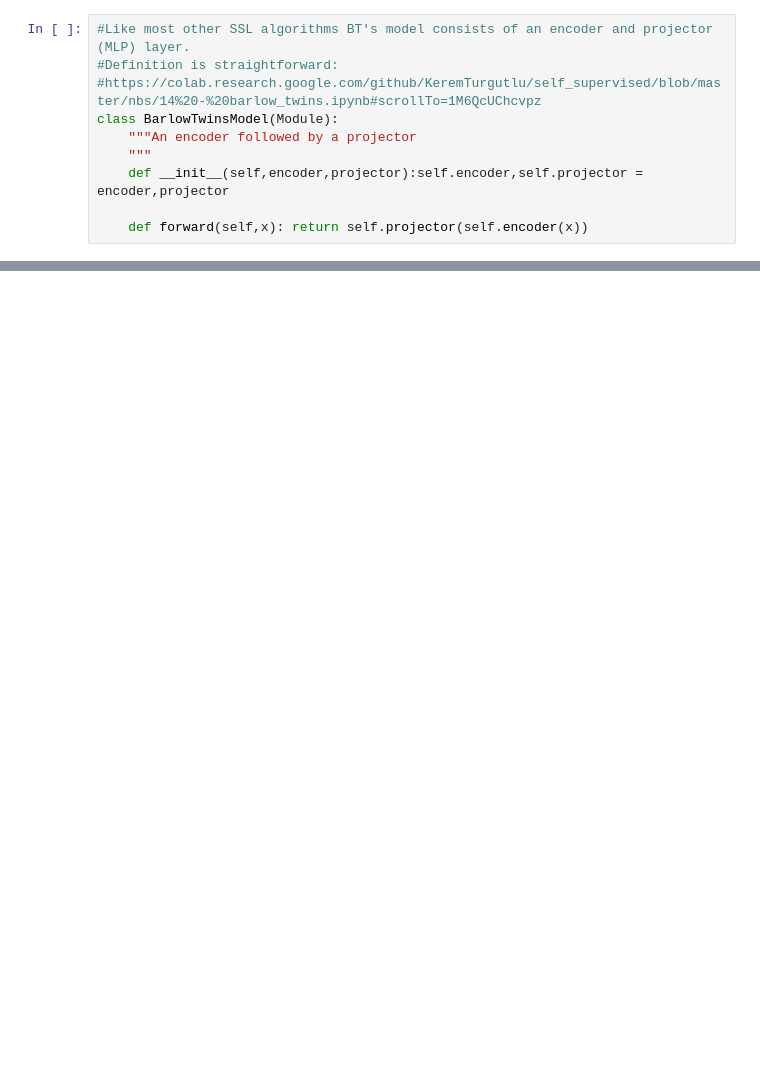
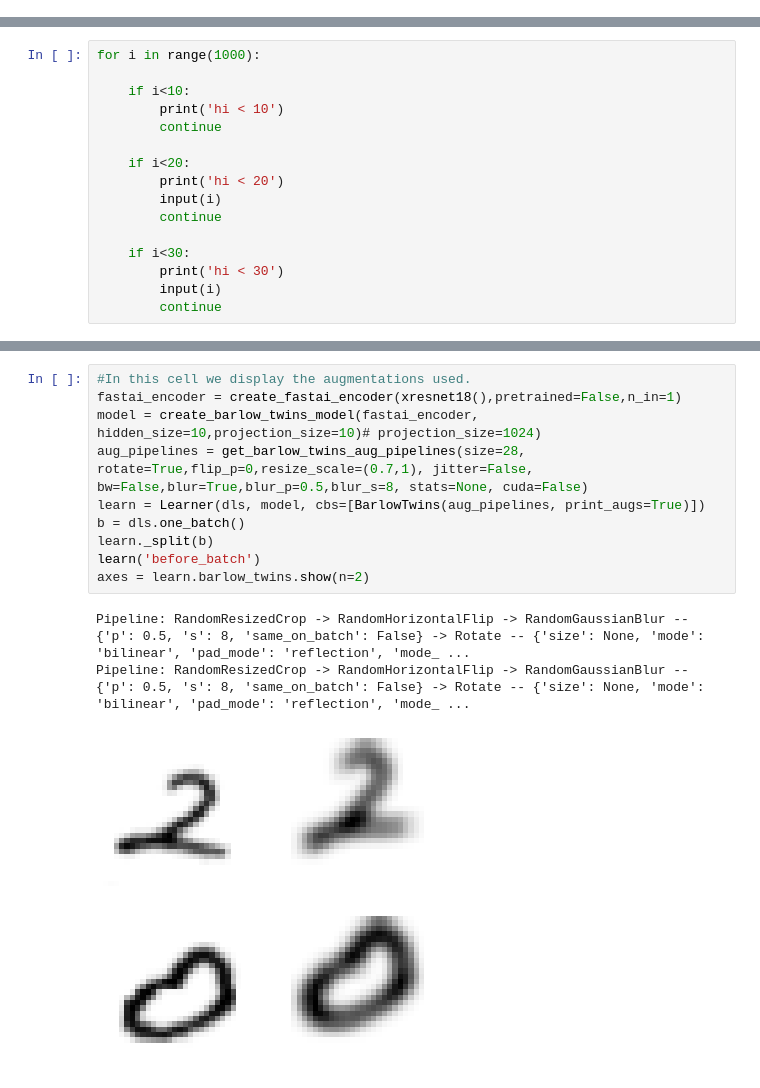
Before and after one commit to hamish-haggerty/AI-hacking, a Jupyter notebook: BT_MNIST_new3.ipynb, the cells around one changed output, grey strips where cells are left out. Saved outputs shown, nothing was run; the diff lists cells and outputs as text; blank space fills up the shorter version.

```diff
--- a/BT_MNIST_new3.ipynb
+++ b/BT_MNIST_new3.ipynb
@@ -56,10 +2,0 @@ import pytest
-# %%
-#Like most other SSL algorithms BT's model consists of an encoder and projector (MLP) layer.
-#Definition is straightforward:
-#https://colab.research.google.com/github/KeremTurgutlu/self_supervised/blob/master/nbs/14%20-%20barlow_twins.ipynb#scrollTo=1M6QcUChcvpz
-class BarlowTwinsModel(Module):
-    """An encoder followed by a projector
-    """
-    def __init__(self,encoder,projector):self.encoder,self.projector = encoder,projector
-
-    def forward(self,x): return self.projector(self.encoder(x))
@@ -854,0 +46,16 @@ NameError: ignored
+# %%
+for i in range(1000):
+
+    if i<10:
+        print('hi < 10')
+        continue
+
+    if i<20:
+        print('hi < 20')
+        input(i)
+        continue
+
+    if i<30:
+        print('hi < 30')
+        input(i)
+        continue
@@ -854,0 +737,14 @@ NameError: ignored
+# %%
+#In this cell we display the augmentations used.
+fastai_encoder = create_fastai_encoder(xresnet18(),pretrained=False,n_in=1)
+model = create_barlow_twins_model(fastai_encoder, hidden_size=10,projection_size=10)# projection_size=1024)
+aug_pipelines = get_barlow_twins_aug_pipelines(size=28, rotate=True,flip_p=0,resize_scale=(0.7,1), jitter=False, bw=False,blur=True,blur_p=0.5,blur_s=8, stats=None, cuda=False)
+learn = Learner(dls, model, cbs=[BarlowTwins(aug_pipelines, print_augs=True)])
+b = dls.one_batch()
+learn._split(b)
+learn('before_batch')
+axes = learn.barlow_twins.show(n=2)
+# %% [output]
+Pipeline: RandomResizedCrop -> RandomHorizontalFlip -> RandomGaussianBlur -- {'p': 0.5, 's': 8, 'same_on_batch': False} -> Rotate -- {'size': None, 'mode': 'bilinear', 'pad_mode': 'reflection', 'mode_ ...
+Pipeline: RandomResizedCrop -> RandomHorizontalFlip -> RandomGaussianBlur -- {'p': 0.5, 's': 8, 'same_on_batch': False} -> Rotate -- {'size': None, 'mode': 'bilinear', 'pad_mode': 'reflection', 'mode_ ...
+[figure, added]
```
Also changed, not shown: parts of 44 cells of this notebook.
